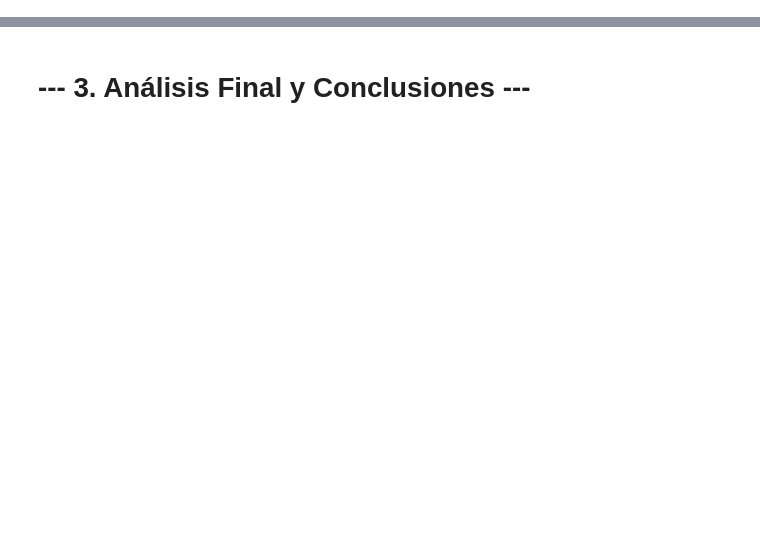
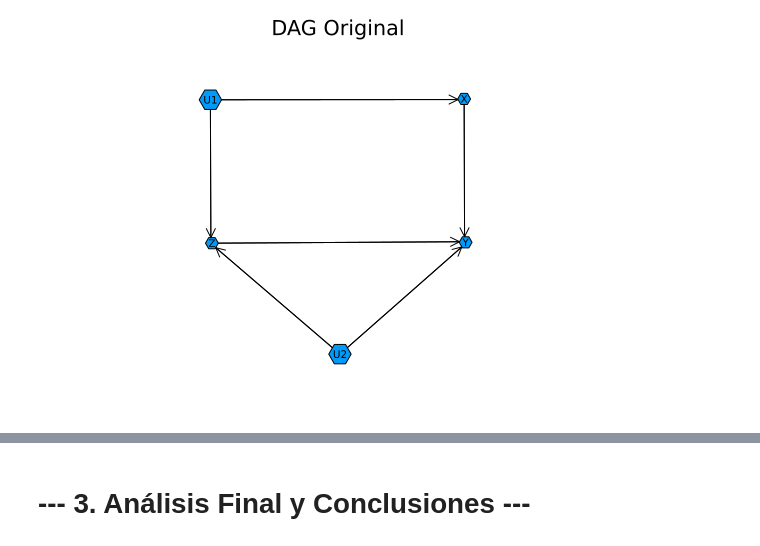
Before and after one commit to johnbarraza/DAGs_CausalML, a Jupyter notebook: Julia/p3_julia.ipynb, the cells around one changed output, grey strips where cells are left out. Saved outputs shown, nothing was run; the diff lists cells and outputs as text; code cells hidden in the pictures; blank space fills up the shorter version.

```diff
--- a/Julia/p3_julia.ipynb
+++ b/Julia/p3_julia.ipynb
@@ -102,0 +8,17 @@ println("\nGráfico exportado a 'output/part3_coefficients_plot_Julia.png'\n"
+# %%
+#crear el DAG
+node_labels_orig = ["U1", "U2", "X", "Y", "Z"]
+nodes_orig = Dict(l => i for (i, l) in enumerate(node_labels_orig))
+
+g_original = DiGraph(5)
+add_edge!(g_original, nodes_orig["U1"], nodes_orig["X"]); add_edge!(g_original, nodes_orig["U1"], nodes_orig["Z"]);
+add_edge!(g_original, nodes_orig["U2"], nodes_orig["Y"]); add_edge!(g_original, nodes_orig["U2"], nodes_orig["Z"]);
+add_edge!(g_original, nodes_orig["X"], nodes_orig["Y"]); add_edge!(g_original, nodes_orig["Z"], nodes_orig["Y"]);
+
+node_styles = Dict(nodes_orig["U1"] => :dash, nodes_orig["U2"] => :dash)
+
+# CORRECCIÓN: Usamos Plots.plot() para ser explícitos
+Plots.plot(g_original, names=node_labels_orig, node_style=node_styles, curves=false,
+     title="DAG Original")
+# %% [output]
+[figure, added]
```
Also changed, not shown: parts of 20 cells of this notebook, 2 other files.
